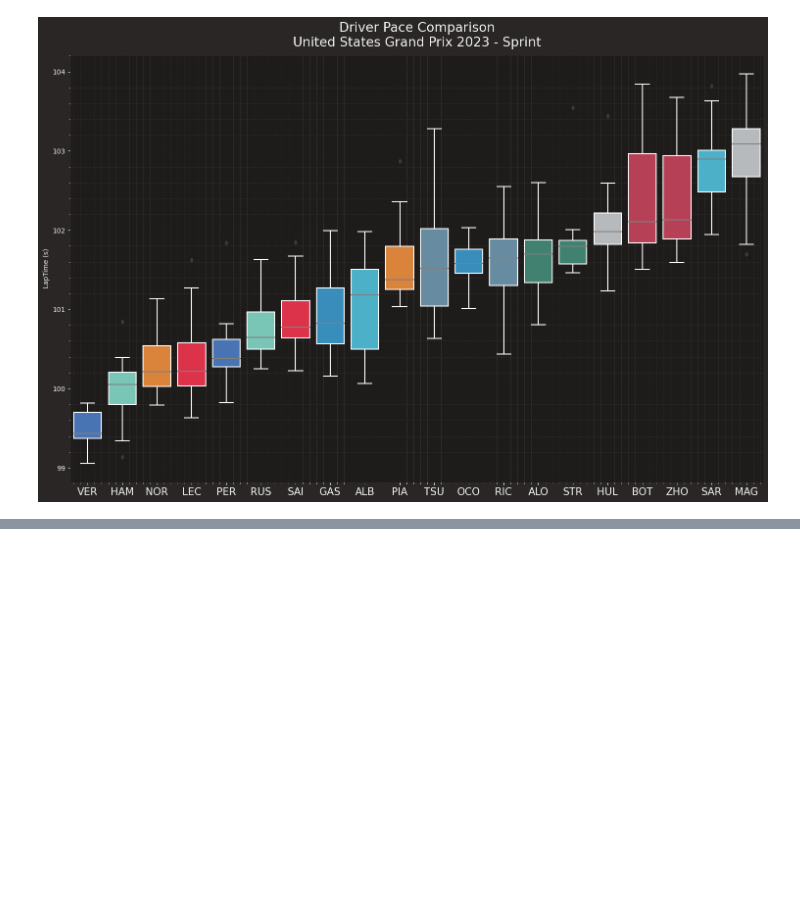
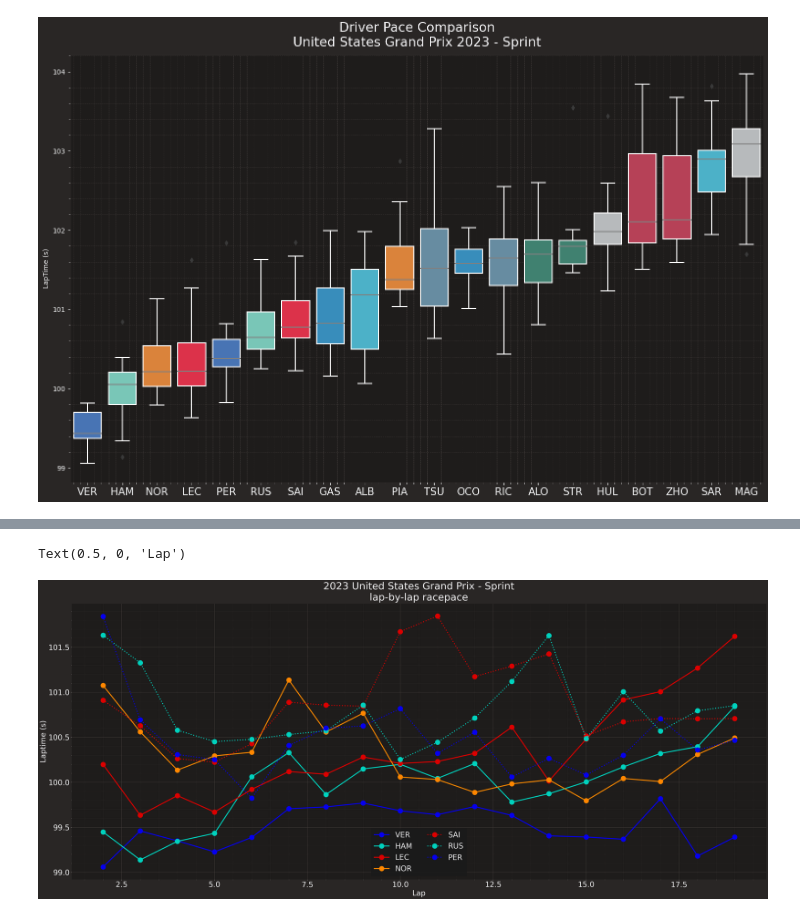
Before and after one commit to Rick8998/AustinF1, a Jupyter notebook: sprintRace.ipynb, the cells around one changed output, grey strips where cells are left out. Drawn from its saved outputs; the diff is of its cells as text; code cells hidden in the pictures; blank space fills up the shorter version.

Commit message:
analisi sprint race - passo gara

```diff
--- a/sprintRace.ipynb
+++ b/sprintRace.ipynb
@@ -286,0 +434,50 @@ plt.show()
+# %%
+race_laps = fp.laps
+drivers_to_visualize = ["VER", "HAM", "LEC", "NOR", "SAI", "RUS", "PER"]
+race_laps['LapTimeSeconds'] = race_laps['LapTime'].dt.total_seconds()
+race_laps = race_laps.loc[(race_laps['PitOutTime'].isnull() & race_laps['PitInTime'].isnull() & race_laps['IsAccurate']==True)]
+# To make sure we won't get any equally styled lines when comparing teammates
+visualized_teams = []
+
+# Make plot a bit bigger
+plt.rcParams['figure.figsize'] = [50, 20]
+ff1.plotting.setup_mpl()
+# Create 2 subplots (1 for the boxplot, 1 for the lap-by-lap comparison)
+fig, ax = plt.subplots()
+# Lap-by-lap longrun comparison
+for driver in drivers_to_visualize:
+    driver_laps = race_laps.pick_driver(driver)[['LapNumber', 'LapTimeSeconds', 'Team', 'TyreLife']]
+
+    # Select all the laps from that driver
+    driver_laps = driver_laps.dropna()
+
+    # Extract the team for coloring purploses
+    team = pd.unique(driver_laps['Team'])[0]
+
+    # X-coordinate is the lap number
+    x = driver_laps['LapNumber']
+
+    # Y-coordinate a smoothed line between all the laptimes
+    y = seconds=driver_laps['LapTimeSeconds']
+
+    # Make sure that two teammates don't get the same line style
+    linestyle = '-' if team not in visualized_teams else ':'
+
+    # Plot the data
+    ax.plot(x, y, label=driver, color=ff1.plotting.team_color(team), linestyle=linestyle, marker='o', linewidth=4, markersize=20)
+
+    # Append labels
+
+
+    # Set title
+    ax.set_title(f"{fp.event.year} {fp.event.EventName} - {fp.name}\nlap-by-lap racepace", fontsize=40)
+    ax.legend(ncol=len(drivers_to_visualize)/3, prop={'size': 30})
+    ax.tick_params(labelsize=30)
+
+    visualized_teams.append(team)
+
+plt.ylabel("Laptime (s)", fontsize=30)
+plt.xlabel("Lap", fontsize=30)
+# %% [output]
+Text(0.5, 0, 'Lap')
+[figure, added]
```
Also changed, not shown: parts of 3 cells of this notebook.
